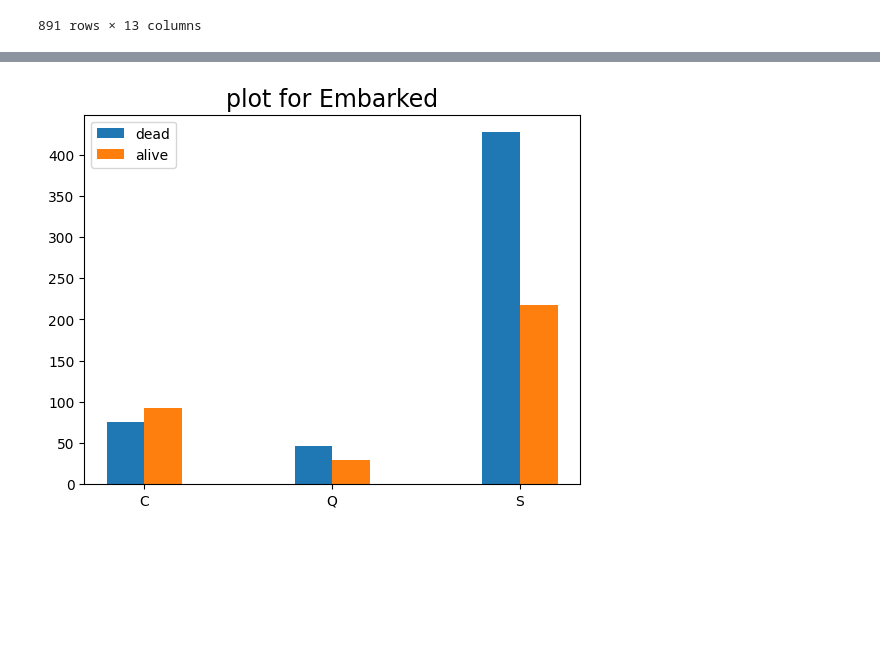
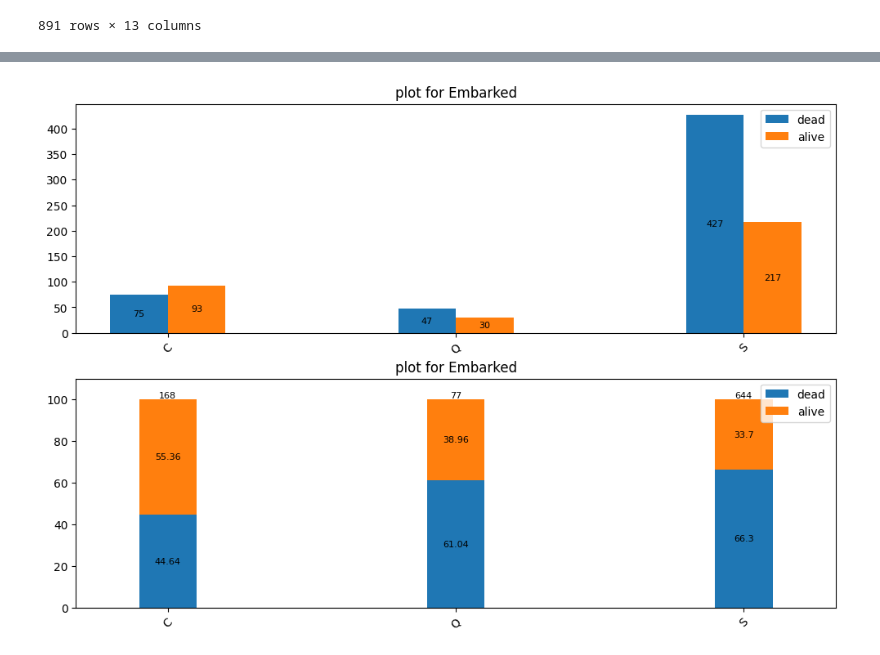
Before and after one commit to sungho-data-science/kaggle_titanic, a Jupyter notebook: ML/eda_notebook.ipynb, the cells around one changed output, grey strips where cells are left out. Cells and saved outputs as stored; diff of their text form; code cells hidden in the pictures; blank space fills up the shorter version.

```diff
--- a/ML/eda_notebook.ipynb
+++ b/ML/eda_notebook.ipynb
@@ -30,4 +50,4 @@ ep.bar_plot_for_categorical_feature(df,"Sex")
 # %%
-ep.bar_plot_for_categorical_feature(df,"Embarked")
+ep.agg_plot(df,"Embarked")
 # %% [output]
-[figure, old version]
+[figure, new version]
```
Also changed, not shown: parts of 12 cells of this notebook, 1 other file.
